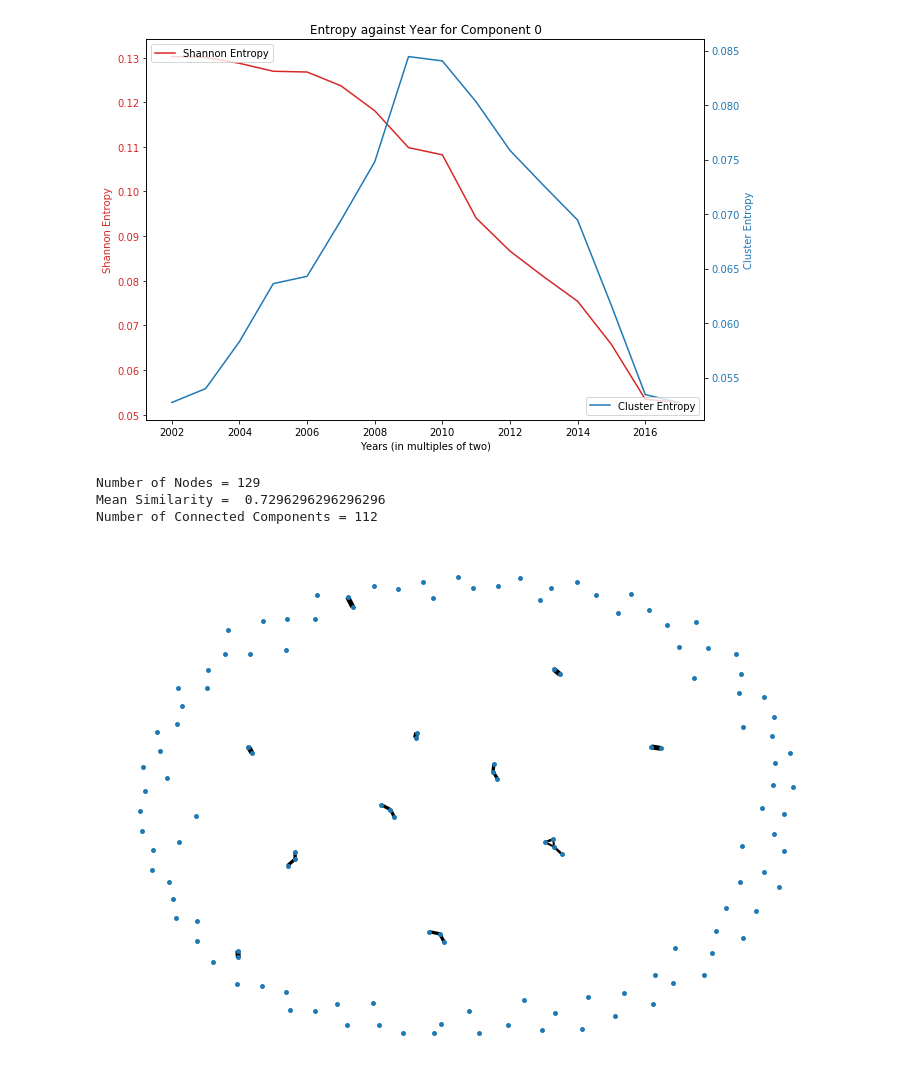
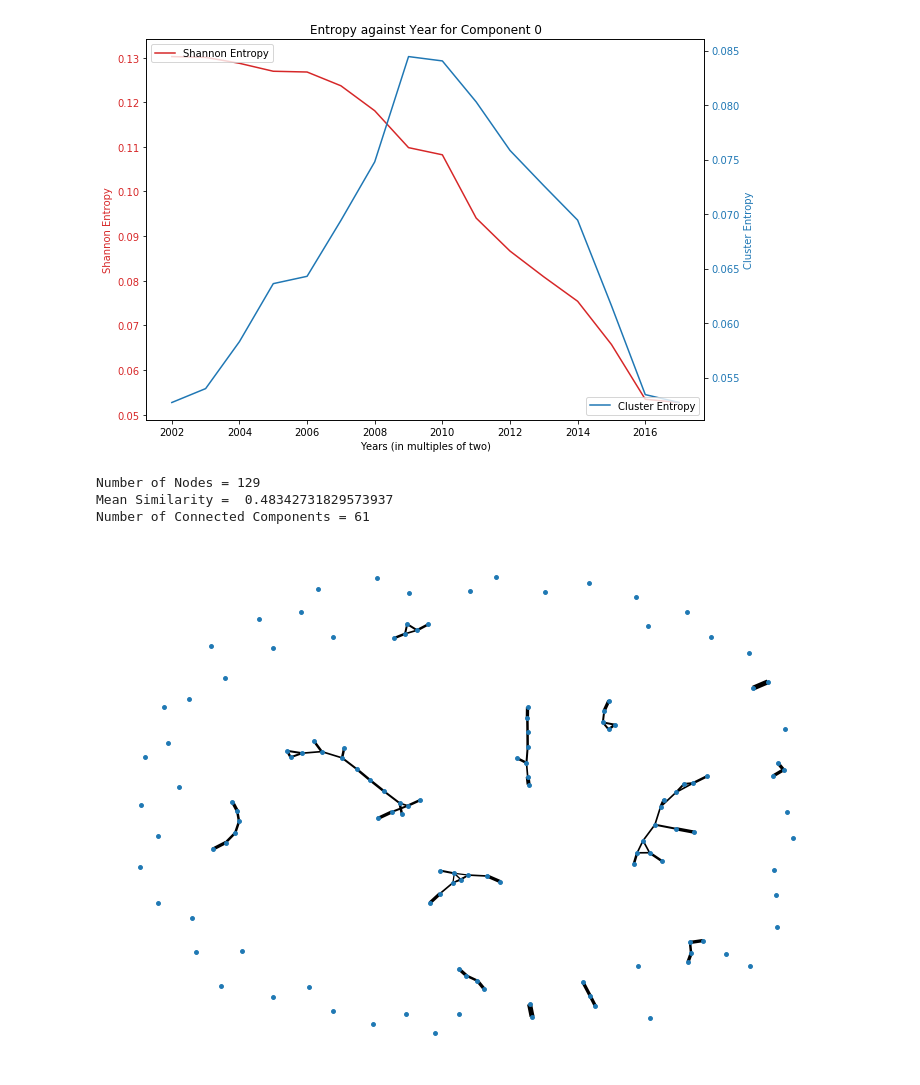
Before and after one commit to jzh001/Social-Network-Structure-in-Common-Interest-Communities, a Jupyter notebook: notebook.ipynb, the cells around one changed output. Drawn from its saved outputs; the diff is of its cells as text; code cells hidden in the pictures.

```diff
--- a/notebook.ipynb
+++ b/notebook.ipynb
@@ -679,9 +679,9 @@ plt.savefig('Entropy against Year for Component 0')
 # %% [output]
 [figure]
 # %%
-draw_subgraph(0,range(2008,2009))#where there is highest cluster entropy and lowest shannon entropy
+draw_subgraph(0,range(2002,2010))#where there is highest cluster entropy
 # %% [output]
 Number of Nodes = 129
-Mean Similarity =  0.7296296296296296
-Number of Connected Components = 112
+Mean Similarity =  0.48342731829573937
+Number of Connected Components = 61
-[figure, old version]
+[figure, new version]
```
Also changed, not shown: parts of 7 cells of this notebook.
